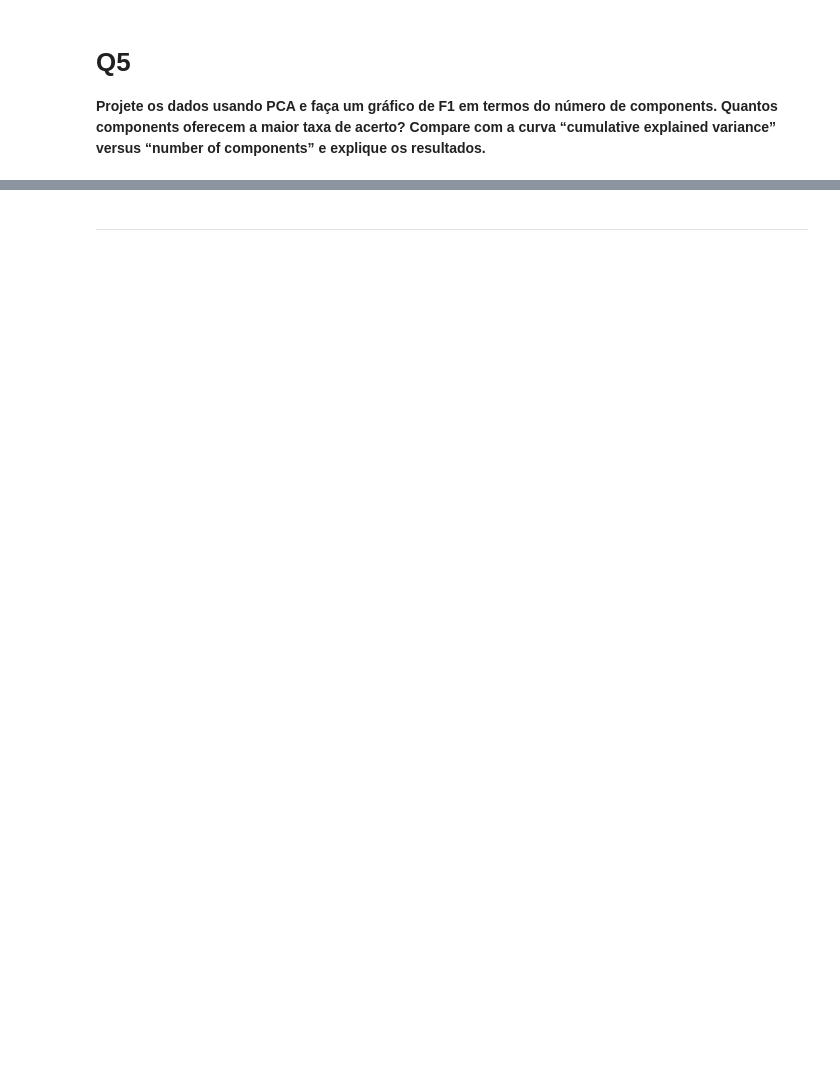
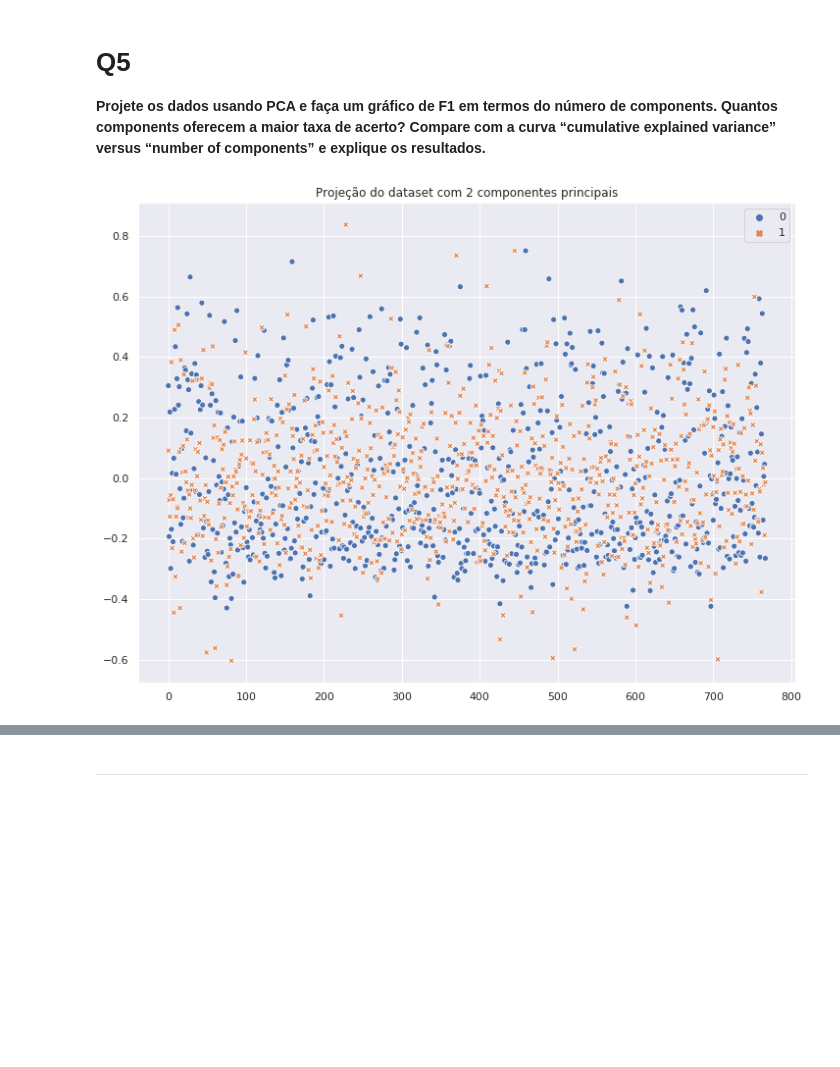
Before and after one commit to BrunoGomesCoelho/playing-pipeline, a Jupyter notebook: T3/Trabalho3.ipynb, the cells around one changed output, grey strips where cells are left out. Drawn from its saved outputs; the diff is of its cells as text; code cells hidden in the pictures; blank space fills up the shorter version.

```diff
--- a/T3/Trabalho3.ipynb
+++ b/T3/Trabalho3.ipynb
@@ -222,3 +301,10 @@ sns.barplot(data=scores, y="ROC", x="model");
 # Q5
 
 **Projete os dados usando PCA e faça um gráfico de F1 em termos do número de components. Quantos components oferecem a maior taxa de acerto? Compare com a curva “cumulative explained variance” versus “number of components” e explique os resultados.**
+# %%
+pca_x = PCA(n_components=2).fit_transform(x)
+plt.figure(figsize=SIZE)
+sns.scatterplot(data=pca_x, hue=y)
+plt.title("Projeção do dataset com 2 componentes principais");
+# %% [output]
+[figure, added]
```
Also changed, not shown: parts of 64 cells of this notebook, 1 other file.
